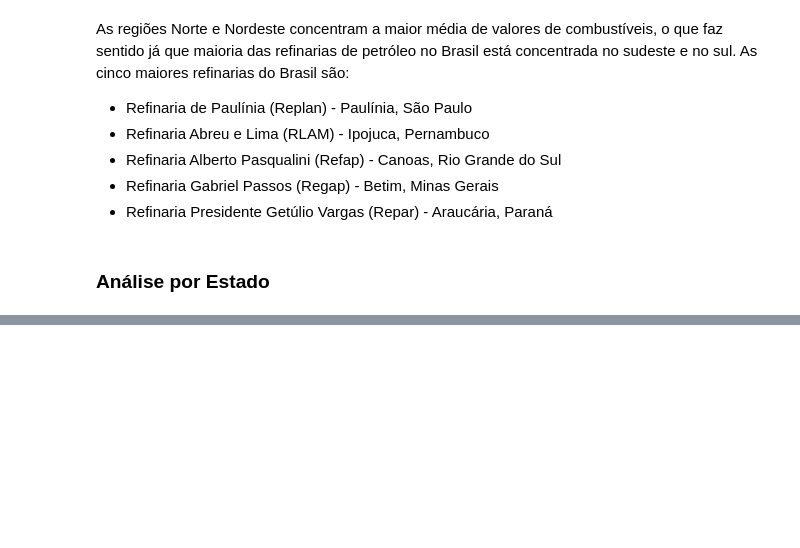
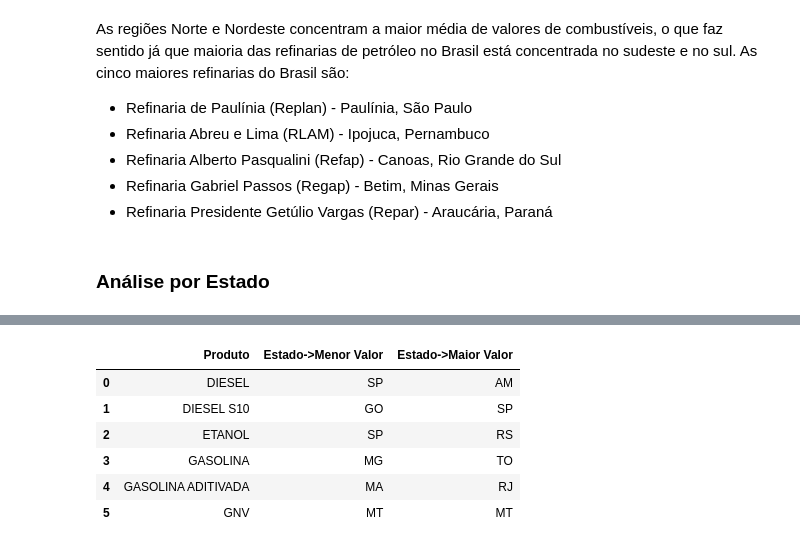
Before and after one commit to anazanetti/Analise_exploratoria, a Jupyter notebook: analise grafica combustiveis.ipynb, the cells around one changed output, grey strips where cells are left out. Saved outputs shown, nothing was run; the diff lists cells and outputs as text; code cells hidden in the pictures; blank space fills up the shorter version.

```diff
--- a/analise grafica combustiveis.ipynb
+++ b/analise grafica combustiveis.ipynb
@@ -576,0 +611,24 @@ display(df1_anp)
+# %%
+# Encontrar o estado com o maior e menor valor por produto
+grouped = df_estados.groupby('Produto')[['Mínimo', 'Máximo']].agg({'Mínimo': 'idxmin', 'Máximo': 'idxmax'})
+
+# Obter os estados correspondentes
+estado_min_valor = df_estados.loc[grouped['Mínimo'], 'Estado']
+estado_max_valor = df_estados.loc[grouped['Máximo'], 'Estado']
+
+result = pd.DataFrame({
+    'Produto': grouped.index,
+    'Estado->Menor Valor': estado_min_valor.values,
+    'Estado->Maior Valor': estado_max_valor.values
+})
+
+
+display(result)
+# %% [output]
+|  | Produto | Estado->Menor Valor | Estado->Maior Valor |
+| 0 | DIESEL | SP | AM |
+| 1 | DIESEL S10 | GO | SP |
+| 2 | ETANOL | SP | RS |
+| 3 | GASOLINA | MG | TO |
+| 4 | GASOLINA ADITIVADA | MA | RJ |
+| 5 | GNV | MT | MT |
```
Also changed, not shown: parts of 7 cells of this notebook.
